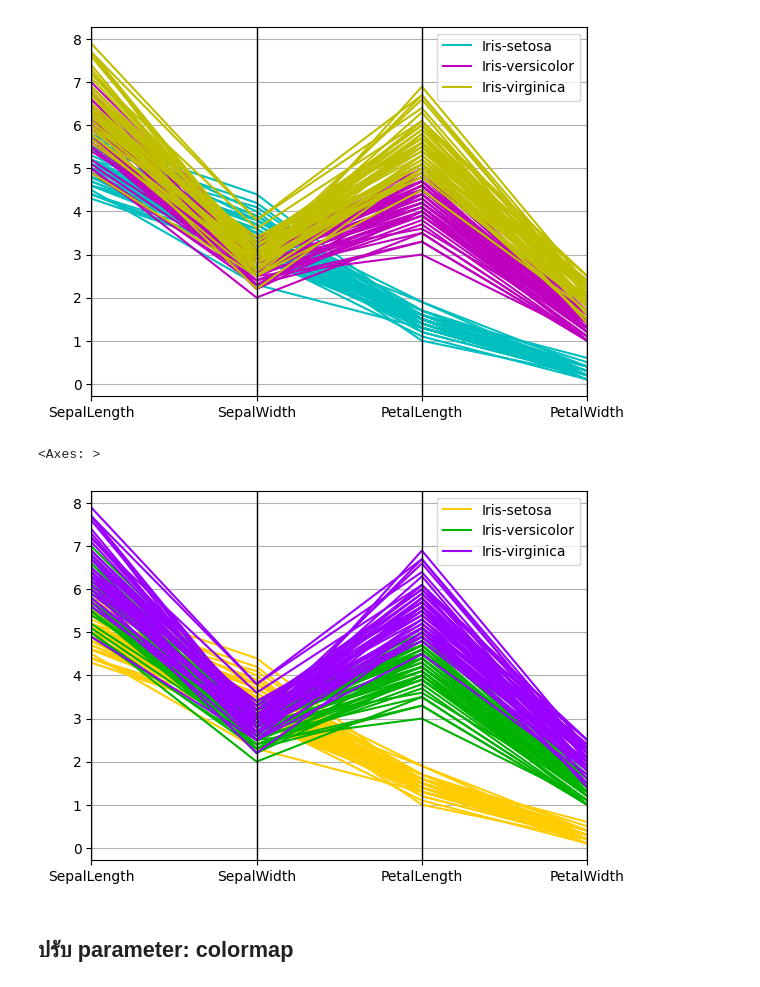
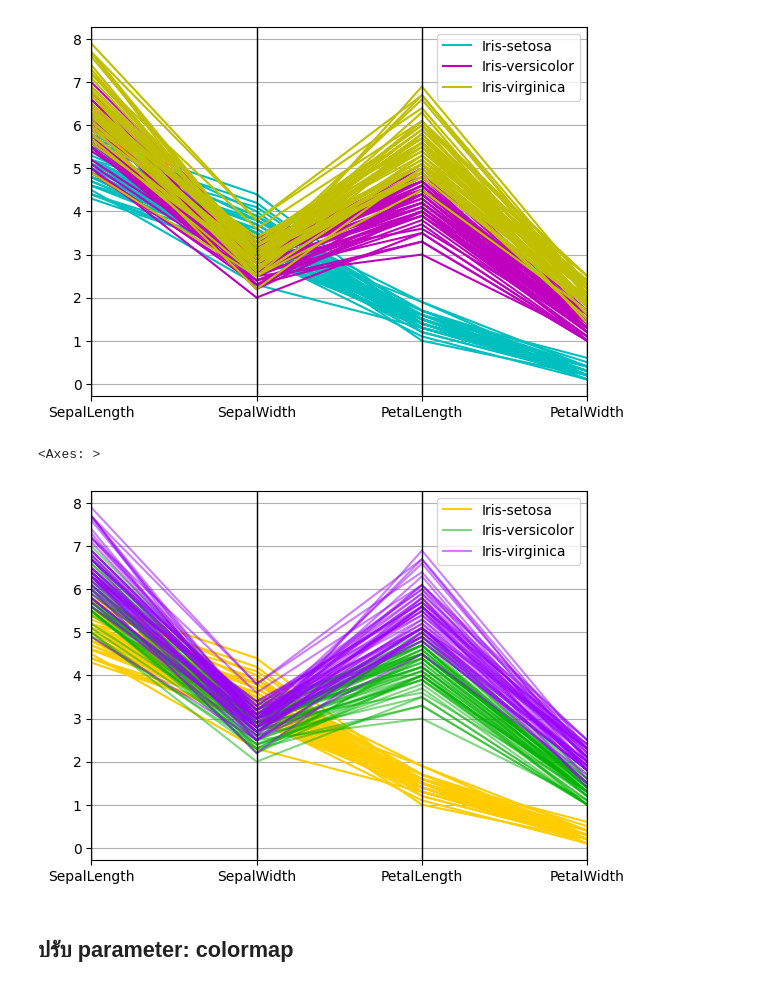
Before and after one commit to bunyanutn-droid/PythonDataViz, a Jupyter notebook: Visualize_Table_Data_(01).ipynb, the cells around one changed output. Cells and saved outputs as stored; diff of their text form; code cells hidden in the pictures.

```diff
--- a/Visualize_Table_Data_(01).ipynb
+++ b/Visualize_Table_Data_(01).ipynb
@@ -38,10 +38,10 @@ pd.plotting.parallel_coordinates(df, 'Name', color=('c', 'm', 'y')) #ตัว
 <Axes: >
 [figure]
 # %%
-pd.plotting.parallel_coordinates(df, 'Name', color=((1,0.8,0), (0,0.7,0), (0.6,0,1))) #rgb value (r,g,b) | r,g,b -> [0,1]
+pd.plotting.parallel_coordinates(df, 'Name', color=((1,0.8,0,1), (0,0.7,0,0.5), (0.6,0,1,0.5))) #rgb value (r,g,b) | r,g,b -> [0,1]
 # %% [output]
 <Axes: >
-[figure, old version]
+[figure, new version]
 # %% [markdown]
 ## ปรับ parameter: colormap
 # %%
```
Also changed, not shown: parts of 5 cells of this notebook.
